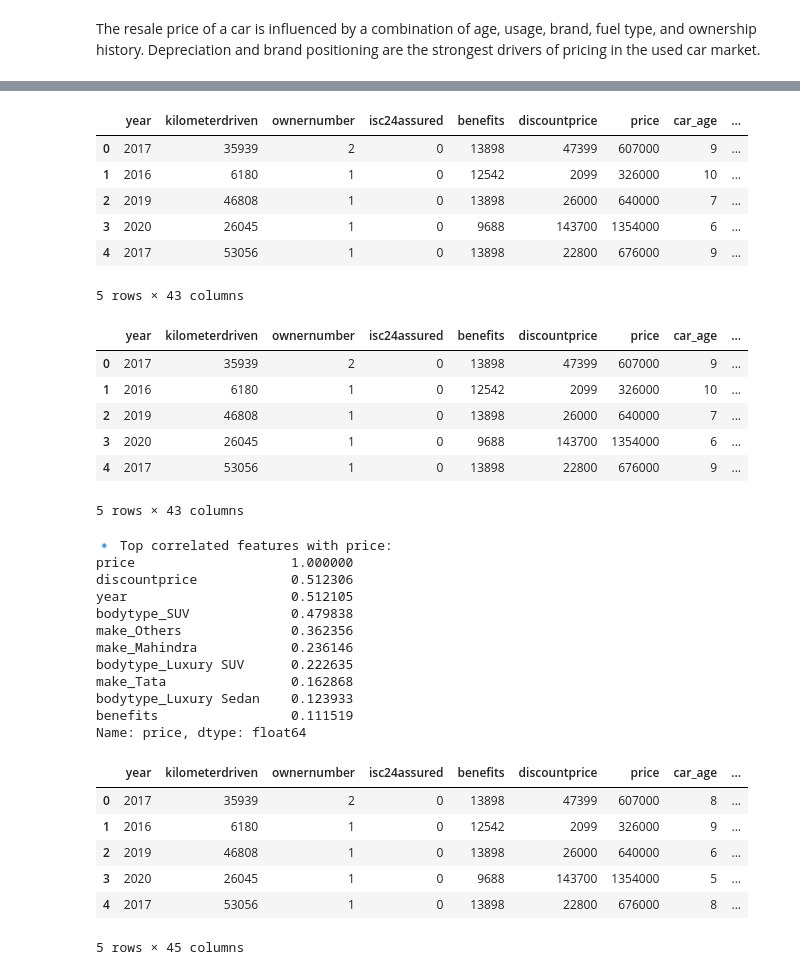
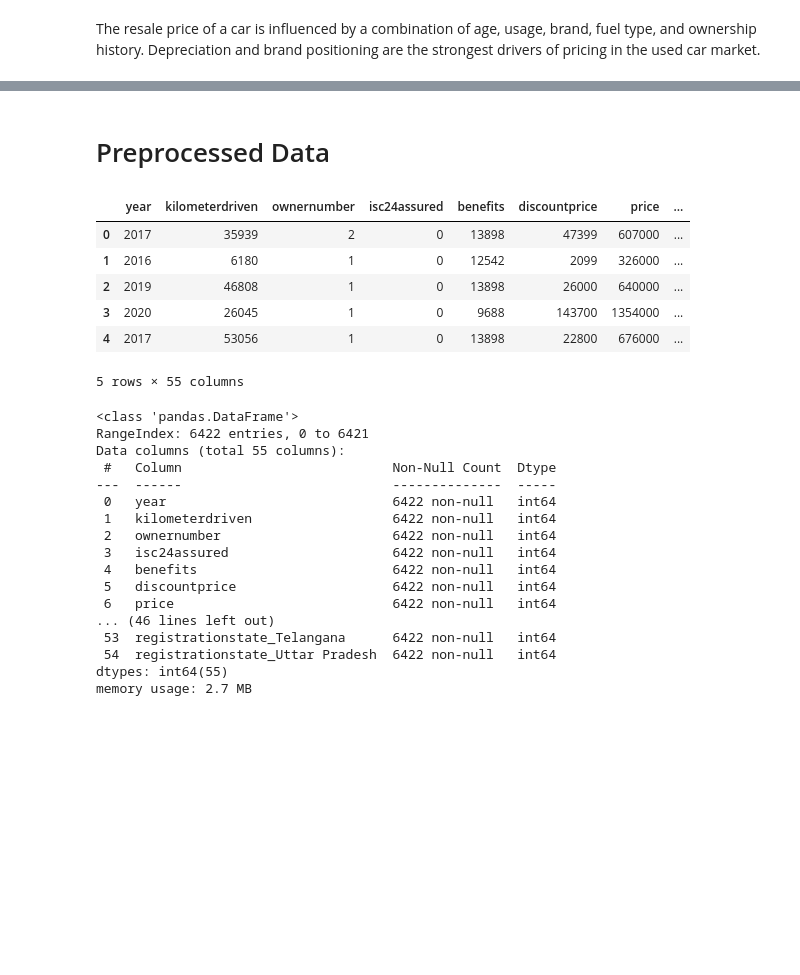
Before and after one commit to sangamesh-4/cars24-ml-project, a Jupyter notebook: notebooks/eda.ipynb, the cells around one changed output, grey strips where cells are left out. Drawn from its saved outputs; the diff is of its cells as text; code cells hidden in the pictures; blank space fills up the shorter version.

```diff
--- a/notebooks/eda.ipynb
+++ b/notebooks/eda.ipynb
@@ -101,12 +95,3 @@ Dropping unwanted columns
-# %%
-df = df.drop(['url'], axis=1)
-# %%
-df = df.drop(['storename'], axis=1)
-# %%
-df['createdDate'] = pd.to_datetime(df['createdDate'])
-df['car_age_posted'] = 2026 - df['createdDate'].dt.year
-# %%
-df = df.drop(['createdDate'], axis=1)
 # %% [markdown]
 VISUAL EDA INSIGHTS
 # %%
@@ -236,23 +211,34 @@ df_cleaned.head()
+# %% [markdown]
+# Preprocessed Data
 # %%
 from src.data_preprocessing import preprocess_data
-df_processed = preprocess_data(df_cleaned)
+df_processed = preprocess_data(df, training=True)
 df_processed.head()
 # %% [output]
-|  | year | kilometerdriven | ownernumber | isc24assured | benefits | discountprice | price | car_age | ... |
-| 0 | 2017 | 35939 | 2 | 0 | 13898 | 47399 | 607000 | 9 | ... |
-| 1 | 2016 | 6180 | 1 | 0 | 12542 | 2099 | 326000 | 10 | ... |
-| 2 | 2019 | 46808 | 1 | 0 | 13898 | 26000 | 640000 | 7 | ... |
-| 3 | 2020 | 26045 | 1 | 0 | 9688 | 143700 | 1354000 | 6 | ... |
-| 4 | 2017 | 53056 | 1 | 0 | 13898 | 22800 | 676000 | 9 | ... |
+|  | year | kilometerdriven | ownernumber | isc24assured | benefits | discountprice | price | ... |
+| 0 | 2017 | 35939 | 2 | 0 | 13898 | 47399 | 607000 | ... |
+| 1 | 2016 | 6180 | 1 | 0 | 12542 | 2099 | 326000 | ... |
+| 2 | 2019 | 46808 | 1 | 0 | 13898 | 26000 | 640000 | ... |
+| 3 | 2020 | 26045 | 1 | 0 | 9688 | 143700 | 1354000 | ... |
+| 4 | 2017 | 53056 | 1 | 0 | 13898 | 22800 | 676000 | ... |
-5 rows × 43 columns
+5 rows × 55 columns
 # %%
-df_processed = df_processed.astype(int)
-df_processed.head()
+df_processed.info()
 # %% [output]
-|  | year | kilometerdriven | ownernumber | isc24assured | benefits | discountprice | price | car_age | ... |
-| 0 | 2017 | 35939 | 2 | 0 | 13898 | 47399 | 607000 | 9 | ... |
-| 1 | 2016 | 6180 | 1 | 0 | 12542 | 2099 | 326000 | 10 | ... |
-| 2 | 2019 | 46808 | 1 | 0 | 13898 | 26000 | 640000 | 7 | ... |
-| 3 | 2020 | 26045 | 1 | 0 | 9688 | 143700 | 1354000 | 6 | ... |
-| 4 | 2017 | 53056 | 1 | 0 | 13898 | 22800 | 676000 | 9 | ... |
-5 rows × 43 columns
+<class 'pandas.DataFrame'>
+RangeIndex: 6422 entries, 0 to 6421
+Data columns (total 55 columns):
+ #   Column                           Non-Null Count  Dtype
+---  ------                           --------------  -----
+ 0   year                             6422 non-null   int64
+ 1   kilometerdriven                  6422 non-null   int64
+ 2   ownernumber                      6422 non-null   int64
+ 3   isc24assured                     6422 non-null   int64
+ 4   benefits                         6422 non-null   int64
+ 5   discountprice                    6422 non-null   int64
+ 6   price                            6422 non-null   int64
+... (46 lines left out)
+ 53  registrationstate_Telangana      6422 non-null   int64
+ 54  registrationstate_Uttar Pradesh  6422 non-null   int64
+dtypes: int64(55)
+memory usage: 2.7 MB
@@ -261,26 +244,0 @@ df_processed.head()
-# %%
-from src.feature_engineering import feature_engineering
-
-df_final = feature_engineering(df_processed)
-
-df_final.head()
-# %% [output]
-🔹 Top correlated features with price:
-price                    1.000000
-discountprice            0.512306
-year                     0.512105
-bodytype_SUV             0.479838
-make_Others              0.362356
-make_Mahindra            0.236146
-bodytype_Luxury SUV      0.222635
-make_Tata                0.162868
-bodytype_Luxury Sedan    0.123933
-benefits                 0.111519
-Name: price, dtype: float64
-|  | year | kilometerdriven | ownernumber | isc24assured | benefits | discountprice | price | car_age | ... |
-| 0 | 2017 | 35939 | 2 | 0 | 13898 | 47399 | 607000 | 8 | ... |
-| 1 | 2016 | 6180 | 1 | 0 | 12542 | 2099 | 326000 | 9 | ... |
-| 2 | 2019 | 46808 | 1 | 0 | 13898 | 26000 | 640000 | 6 | ... |
-| 3 | 2020 | 26045 | 1 | 0 | 9688 | 143700 | 1354000 | 5 | ... |
-| 4 | 2017 | 53056 | 1 | 0 | 13898 | 22800 | 676000 | 8 | ... |
-5 rows × 45 columns
```
Also changed, not shown: parts of 30 cells of this notebook, 10 other files.
